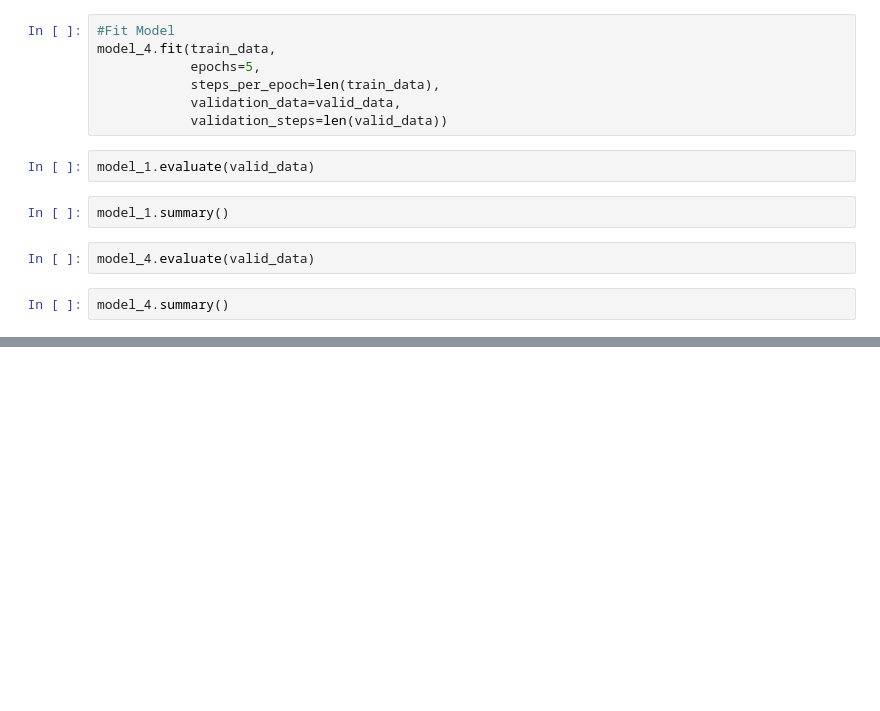
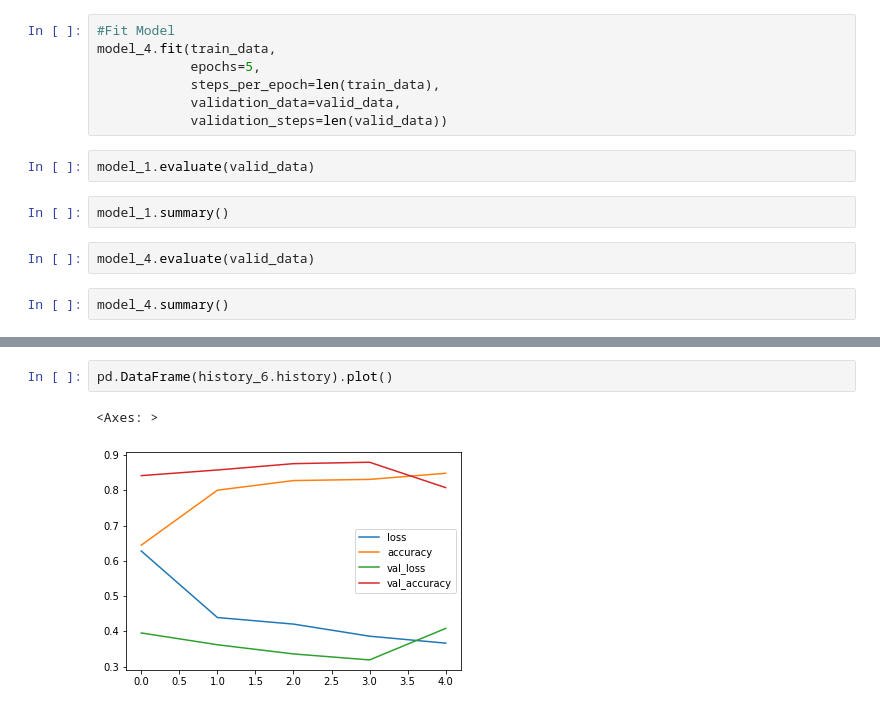
Before and after one commit to SecureGitWire/GoogleCollabeTensorflowDev, a Jupyter notebook: ConvolutionalNeuralNetworks.ipynb, the cells around one changed output, grey strips where cells are left out. Saved outputs shown, nothing was run; the diff lists cells and outputs as text; blank space fills up the shorter version.

```diff
--- a/ConvolutionalNeuralNetworks.ipynb
+++ b/ConvolutionalNeuralNetworks.ipynb
@@ -789,0 +1034,5 @@ from tensorflow.keras.layers import Dense, Flatten, Activations
+# %%
+pd.DataFrame(history_6.history).plot()
+# %% [output]
+<Axes: >
+[figure, added]
```
Also changed, not shown: parts of 34 cells of this notebook.
